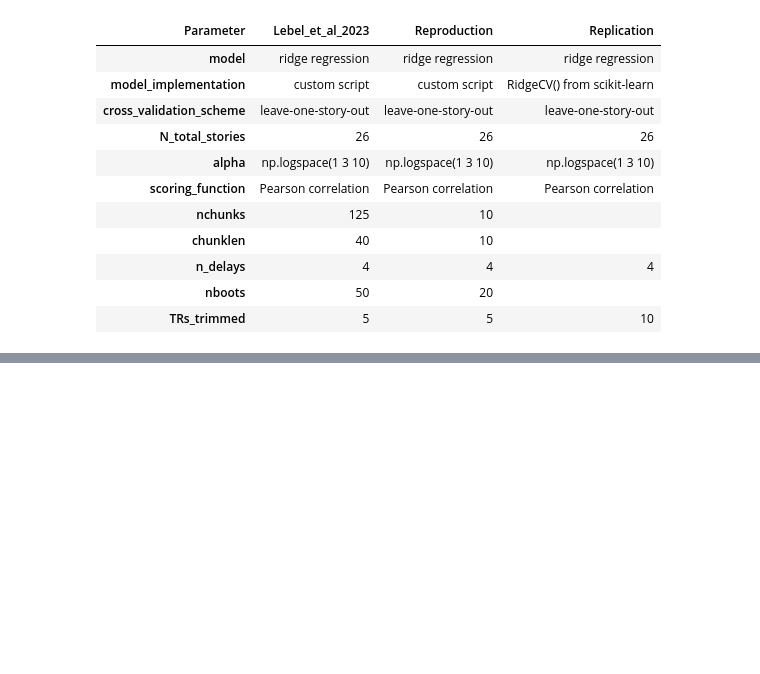
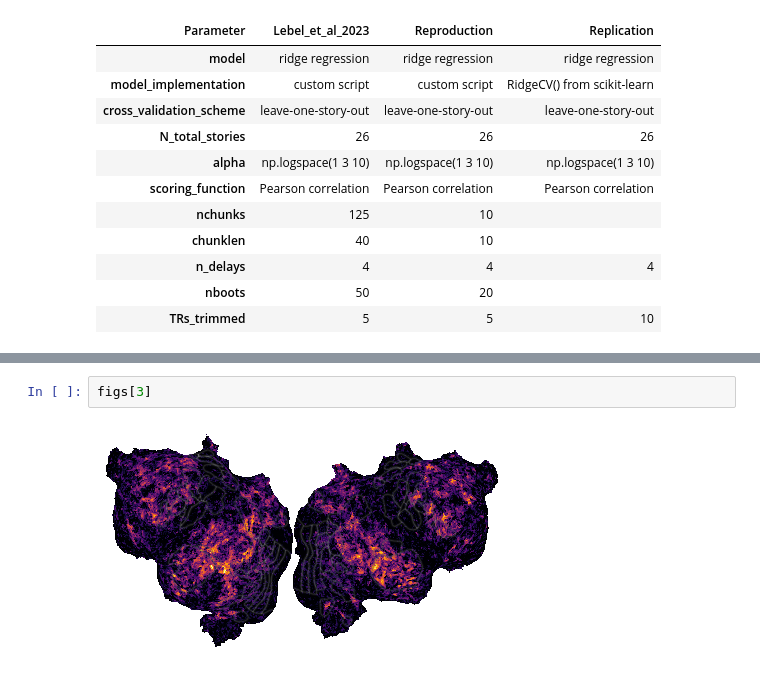
Before and after one commit to KristijanArmeni/encoders_report, a Jupyter notebook: notebook.ipynb, the cells around one changed output, grey strips where cells are left out. Drawn from its saved outputs; the diff is of its cells as text; blank space fills up the shorter version.

```diff
--- a/notebook.ipynb
+++ b/notebook.ipynb
@@ -37,0 +80,4 @@ gt_software_practices
+# %%
+figs[3]
+# %% [output]
+[figure, added]
```
Also changed, not shown: parts of 11 cells of this notebook.
